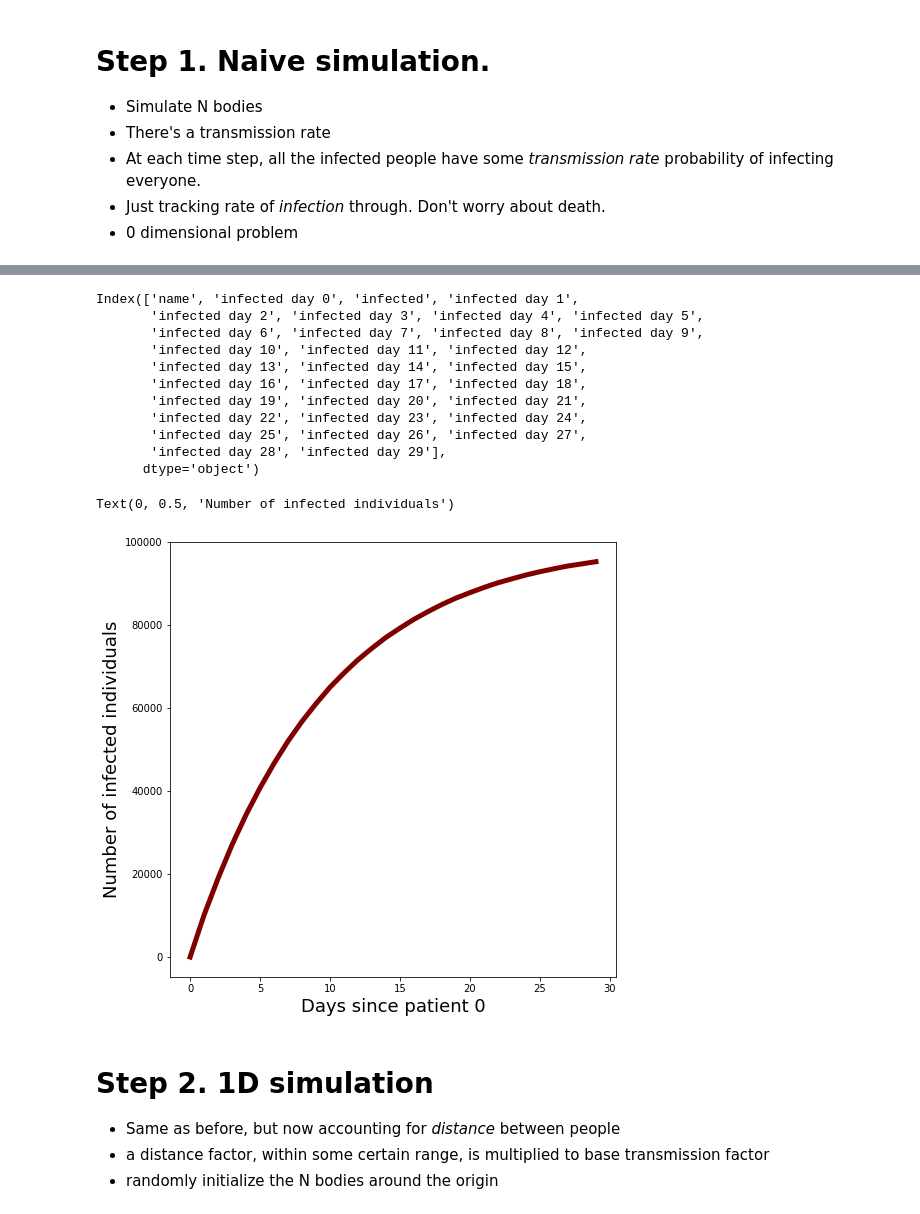
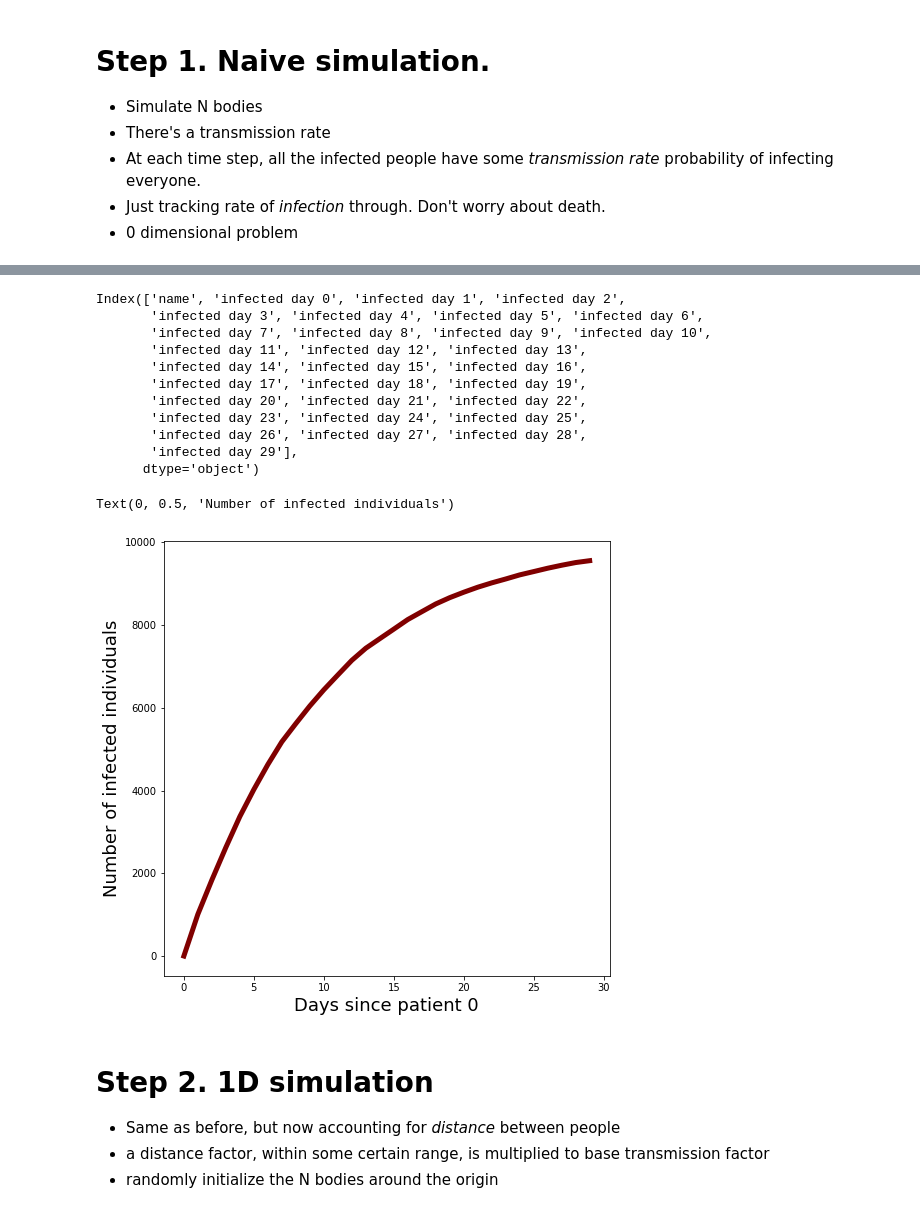
Before and after one commit to arjunsavel/covid-hacks-2020, a Jupyter notebook: Simulation_notebook.ipynb, the cells around one changed output, grey strips where cells are left out. Saved outputs shown, nothing was run; the diff lists cells and outputs as text; code cells hidden in the pictures.

```diff
--- a/Simulation_notebook.ipynb
+++ b/Simulation_notebook.ipynb
@@ -46,7 +46,7 @@ def infect(df, trans_rate, day_name): # need to speed up
     """
     p = 1 - trans_rate # to confer correct healthy/sick convention.
     for i in range(len(df)):
-        if df['infected'][i] == 0.0: # if infected, infect others
+        if df[f'infected day {day_name - 1}'][i] == 0.0: # if infected, infect others
             infect_col = np.random.binomial(size=len(df), p=p, n=1) # 1 toss, siz
 
             # next, create a new column to track this day's number of infected individuals
@@ -80,13 +80,12 @@ def simulate(N, trans_rate, t_steps, N_initial):
 
     df = pd.DataFrame(data=d)
 
-    df.loc[:N_initial, 'infected'] = 0 # Make first N_initial people sick
+    df.loc[:N_initial, 'infected day 0'] = 0 # Make first N_initial people sick
     t = 1
-    while t < t_steps:
+    for t in tqdm(range(1, t_steps), position=0, leave=True):
         df = infect(df, trans_rate, t)
-        t += 1
     return df
 # %%
 %%time
-df = simulate(100000, .1, 30, 1)
+df = simulate(10000, .1, 30, 1)
 # %% [output]
@@ -95,28 +94,28 @@ Wall time: 59.6 s
 # %%
 df.columns
 # %% [output]
-Index(['name', 'infected day 0', 'infected', 'infected day 1',
-       'infected day 2', 'infected day 3', 'infected day 4', 'infected day 5',
-       'infected day 6', 'infected day 7', 'infected day 8', 'infected day 9',
-       'infected day 10', 'infected day 11', 'infected day 12',
-       'infected day 13', 'infected day 14', 'infected day 15',
-       'infected day 16', 'infected day 17', 'infected day 18',
-       'infected day 19', 'infected day 20', 'infected day 21',
-       'infected day 22', 'infected day 23', 'infected day 24',
-       'infected day 25', 'infected day 26', 'infected day 27',
-       'infected day 28', 'infected day 29'],
+Index(['name', 'infected day 0', 'infected day 1', 'infected day 2',
+       'infected day 3', 'infected day 4', 'infected day 5', 'infected day 6',
+       'infected day 7', 'infected day 8', 'infected day 9', 'infected day 10',
+       'infected day 11', 'infected day 12', 'infected day 13',
+       'infected day 14', 'infected day 15', 'infected day 16',
+       'infected day 17', 'infected day 18', 'infected day 19',
+       'infected day 20', 'infected day 21', 'infected day 22',
+       'infected day 23', 'infected day 24', 'infected day 25',
+       'infected day 26', 'infected day 27', 'infected day 28',
+       'infected day 29'],
       dtype='object')
 # %%
 plt.figure(figsize=(8,8))
 infections = np.array([df[col].sum() for col in df.columns if 'infected day' in col])
-plt.plot(np.arange(len(infections)), 100000 - infections, lw=5, color='maroon')
+plt.plot(np.arange(len(infections)), 10000 - infections, lw=5, color='maroon')
 plt.xlabel('Days since patient 0', fontsize=18)
 plt.ylabel('Number of infected individuals', fontsize=18)
 # plt.xscale('log')
 # plt.yscale('log')
 # %% [output]
 Text(0, 0.5, 'Number of infected individuals')
-[figure, old version]
+[figure, new version]
 # %% [markdown]
 # Step 2. 1D simulation
 - Same as before, but now accounting for *distance* between people
```
Also changed, not shown: parts of 14 cells of this notebook.
